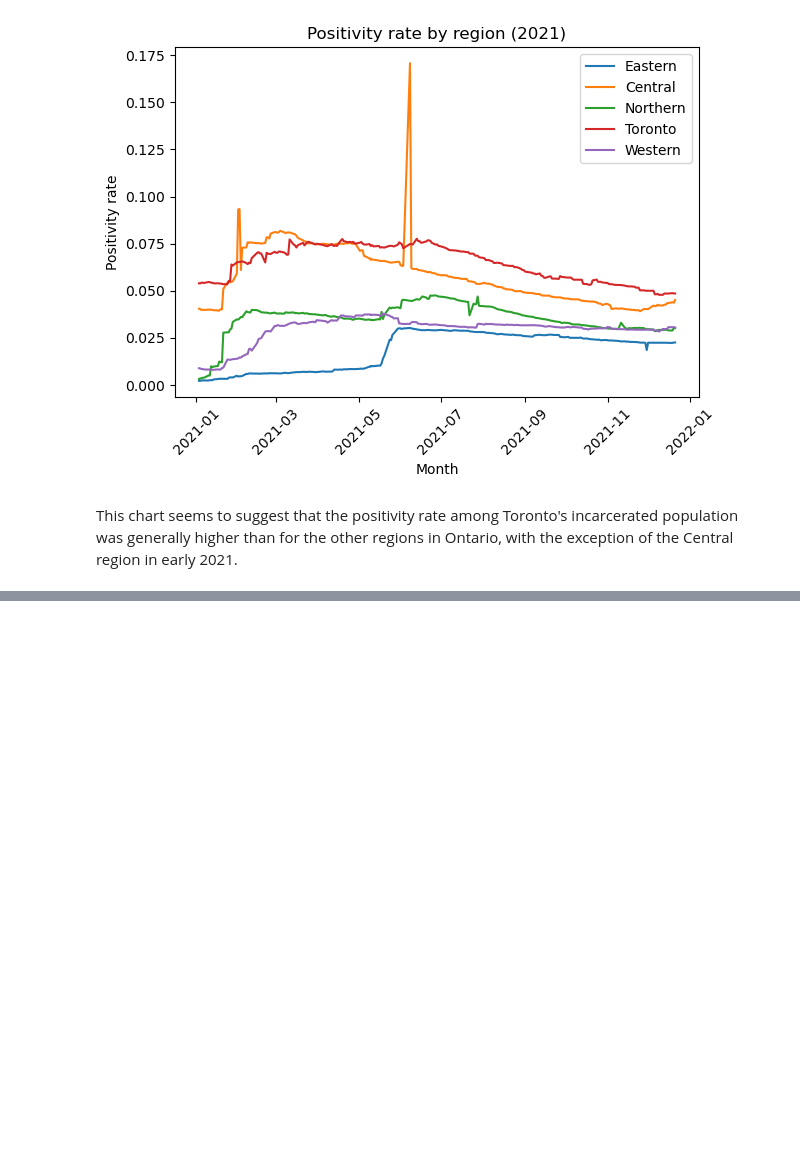
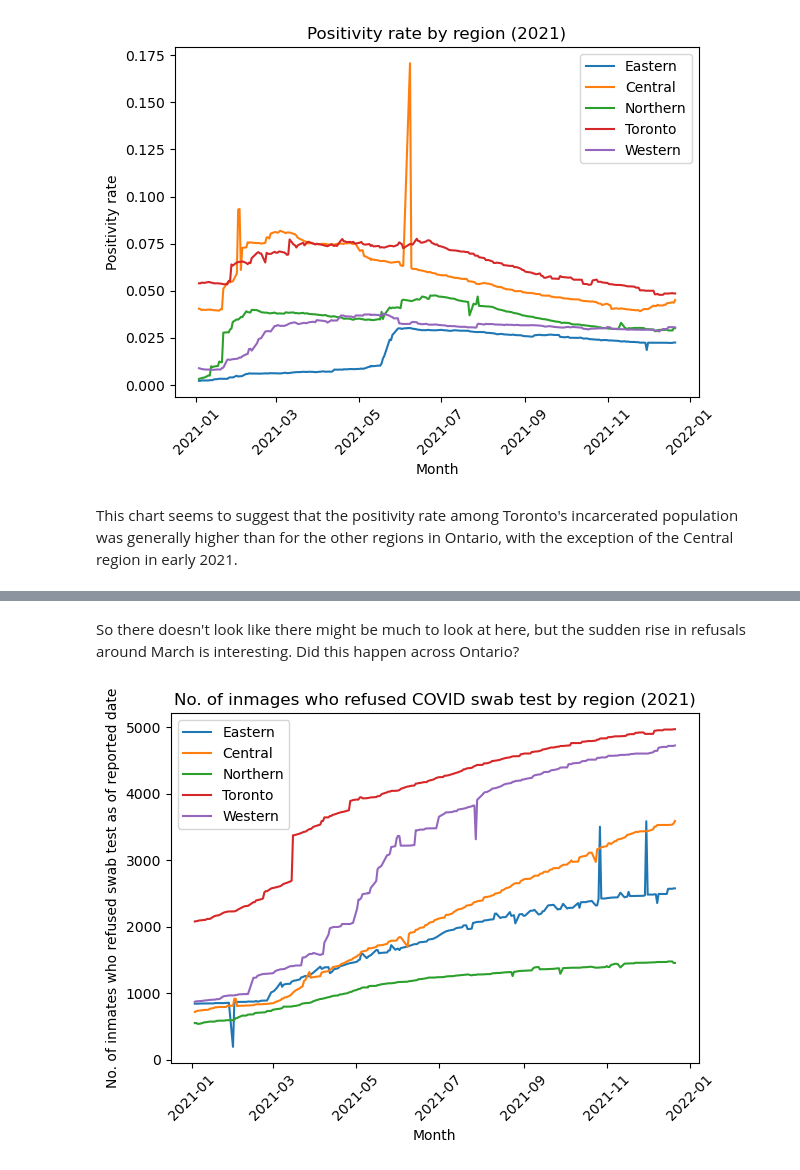
Before and after one commit to JSoles07/AI4PH_Assignment_JSoles, a Jupyter notebook: JSoles_AI4PH_Assignment.ipynb, the cells around one changed output, grey strips where cells are left out. Saved outputs shown, nothing was run; the diff lists cells and outputs as text; code cells hidden in the pictures; blank space fills up the shorter version.

```diff
--- a/JSoles_AI4PH_Assignment.ipynb
+++ b/JSoles_AI4PH_Assignment.ipynb
@@ -200,0 +220,27 @@ This chart seems to suggest that the positivity rate among Toronto's incarcerate
+# %% [markdown]
+So there doesn't look like there might be much to look at here, but the sudden rise in refusals around March is interesting. Did this happen across Ontario?
+# %%
+#Set the index for the entire dataset as the date, then calculate the monthly positivity rate for all data
+inmate_data = inmate_data.set_index('Reported_Date')
+monthly_inmate_data = inmate_data.resample('ME')['Total_Inmates_that_Refused_Swab_as_of_Reported_Date'].mean()
+monthly_inmate_data = monthly_inmate_data.reset_index()
+inmate_data = inmate_data.reset_index()
+
+#define the 5 regions covered by the data
+ON_Regions = ['Eastern', 'Central', 'Northern', 'Toronto', 'Western'] #Regions from .info()
+
+#loop through each region and pick up the plot data for each
+for region in ON_Regions:
+    region_data = inmate_data.loc[(inmate_data['Region'] == region) & (inmate_data['Reported_Date'] > '2021-01-01') & (inmate_data['Reported_Date'] < '2022-12-31')]
+    plt.plot(region_data['Reported_Date'], region_data['Total_Inmates_that_Refused_Swab_as_of_Reported_Date'], label=region)
+
+#format the chart and display it
+plt.xlabel('Month')
+plt.ylabel('No. of inmates who refused swab test as of reported date')
+plt.title('No. of inmages who refused COVID swab test by region (2021)')
+plt.legend()
+plt.xticks(rotation=45) # Rotate x-axis labels for readability
+plt.tight_layout() # Improves plot layout
+plt.show()
+# %% [output]
+[figure, added]
```
Also changed, not shown: parts of 8 cells of this notebook.
